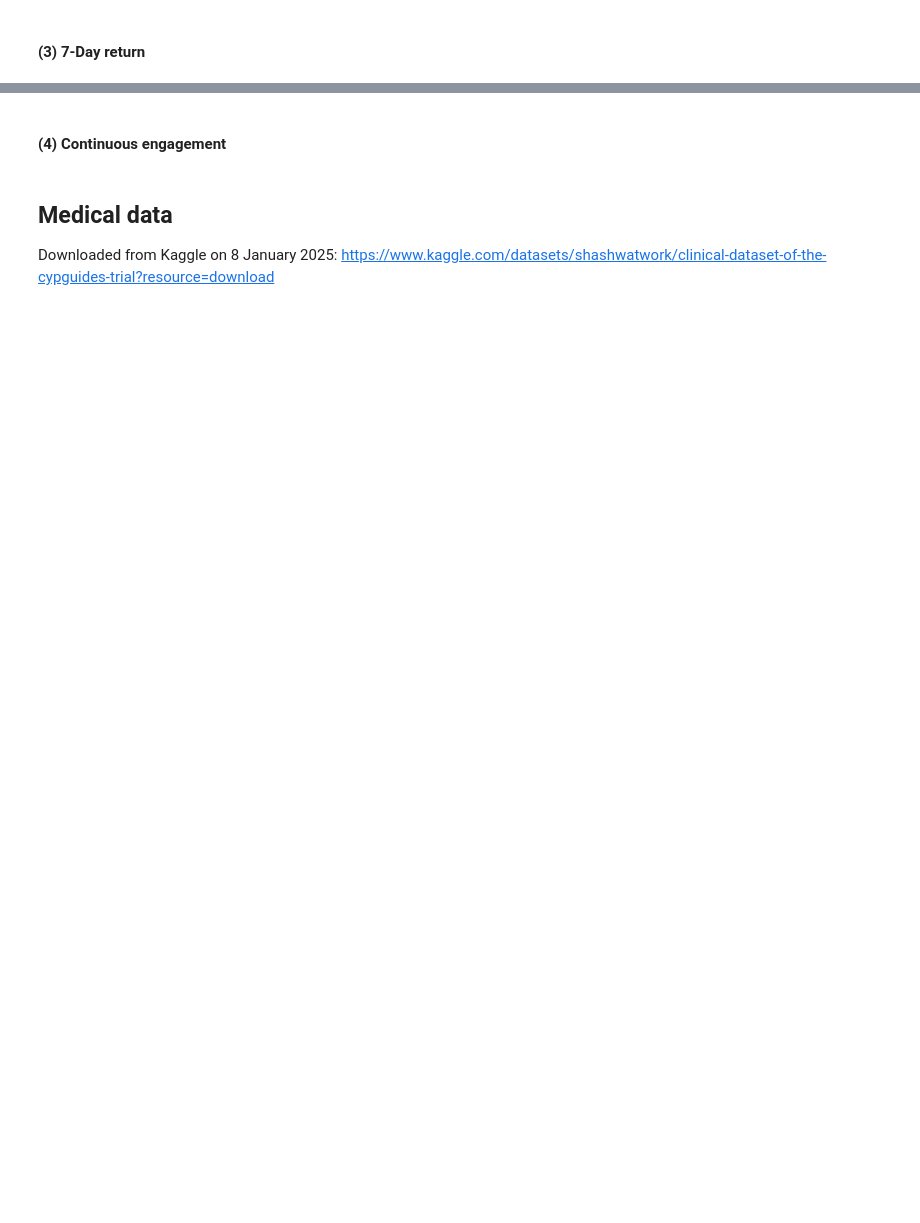
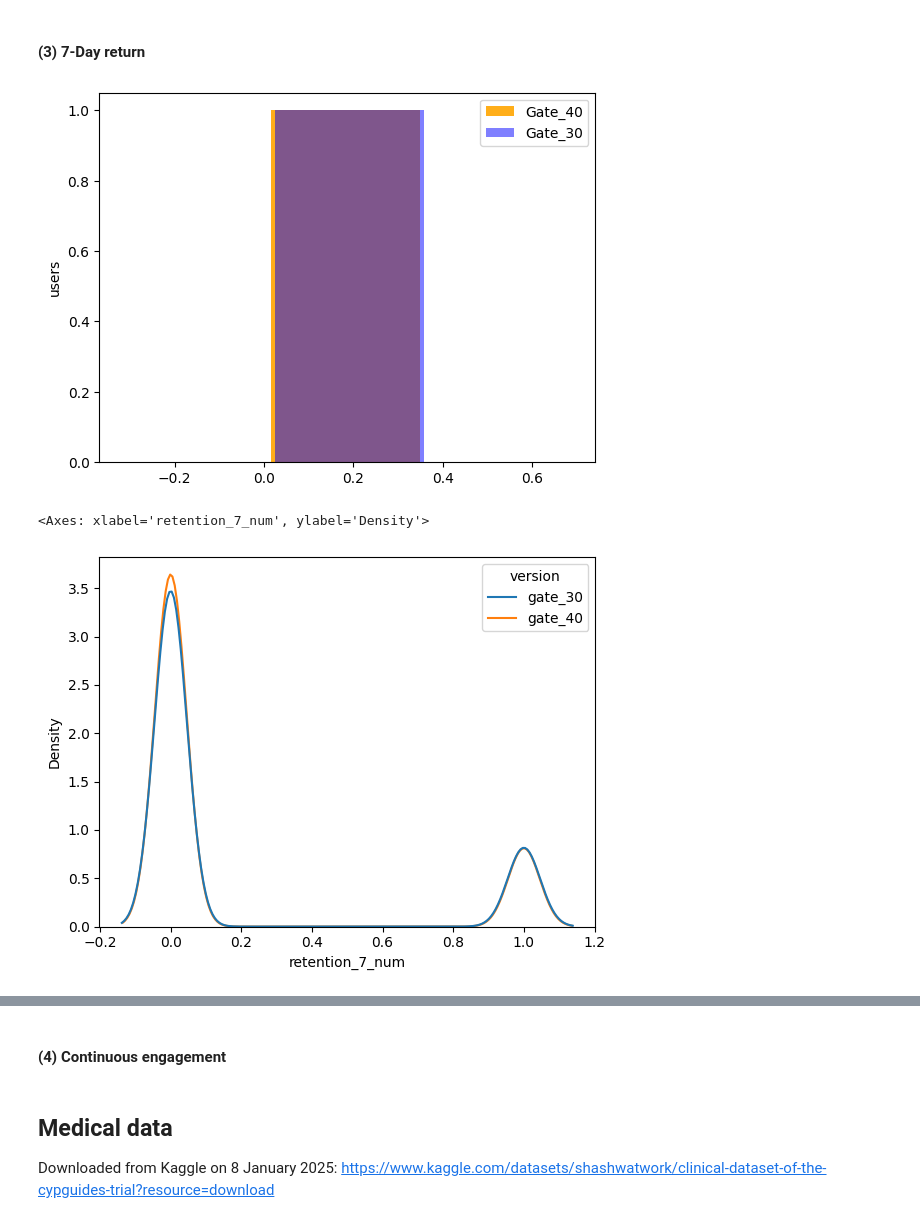
Before and after one commit to MargheritaPhilipp/causinf_upf, a Jupyter notebook: 1_AB_RCT_mph.ipynb, the cells around one changed output, grey strips where cells are left out. Saved outputs shown, nothing was run; the diff lists cells and outputs as text; code cells hidden in the pictures; blank space fills up the shorter version.

```diff
--- a/1_AB_RCT_mph.ipynb
+++ b/1_AB_RCT_mph.ipynb
@@ -224,0 +267,18 @@ p-value (t-test): 0.07392220630182518
+# %%
+# third outcome definition: likelihood of coming back within seven days
+
+# visualise in histogram
+plt.hist(df_late['retention_7_num'].sum()/len(df_late), 3, alpha=0.9, color='orange', label='Gate_40')
+plt.hist(df_early['retention_7_num'].sum()/len(df_early), 3, alpha=0.5, color='blue', label='Gate_30')
+plt.legend(loc="upper right")
+plt.title("")
+plt.xlabel("")
+plt.ylabel("users")
+plt.show()
+
+# try with kernel density plot
+sns.kdeplot(data=df, x="retention_7_num", hue="version")
+# %% [output]
+[figure, added]
+<Axes: xlabel='retention_7_num', ylabel='Density'>
+[figure, added]
```
Also changed, not shown: parts of 17 cells of this notebook.
